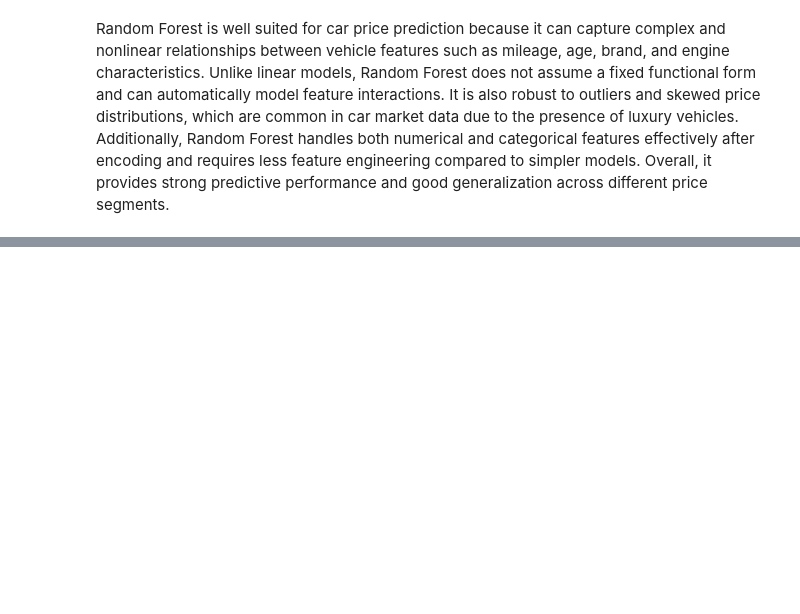
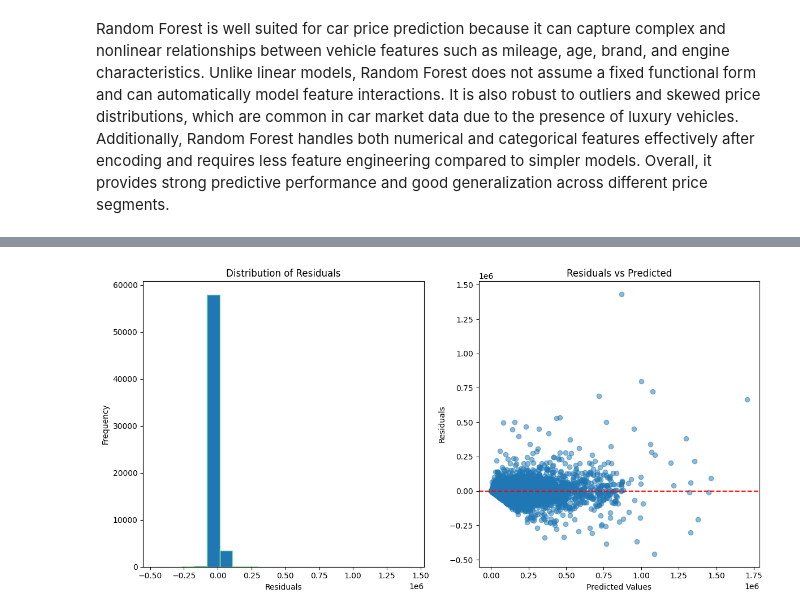
Before and after one commit to Przemsonn05/Cars-Price-Prediction-in-Poland, a Jupyter notebook: notebooks/cars_price_prediction.ipynb, the cells around one changed output, grey strips where cells are left out. Saved outputs shown, nothing was run; the diff lists cells and outputs as text; code cells hidden in the pictures; blank space fills up the shorter version.

```diff
--- a/notebooks/cars_price_prediction.ipynb
+++ b/notebooks/cars_price_prediction.ipynb
@@ -808,7 +812,7 @@ Random Forest is well suited for car price prediction because it can capture com
 #I am using preprocessor declared above
 pipeline_rfc = Pipeline([
     ('preprocessor', preprocessor_tree),
-    ('model', RandomForestRegressor(random_state=42, n_jobs=-1))
+    ('model', RandomForestRegressor(random_state=42))
 ])
 # %%
 param_dist_rfc = {
@@ -838,0 +908,25 @@ KeyboardInterrupt:
+# %%
+residuals_rfc = y_test - y_pred_rfc
+
+plt.figure(figsize=(12, 6))
+plt.subplot(1, 2, 1)
+
+#Histogram residuals
+plt.hist(residuals_rfc, bins=20, edgecolor='lightgreen')
+plt.xlabel('Residuals')
+plt.ylabel('Frequency')
+plt.title('Distribution of Residuals')
+
+#Residuals vs predicted
+plt.subplot(1, 2, 2)
+plt.scatter(y_pred_rfc, residuals_rfc, alpha=0.5)
+plt.axhline(y=0, color='r', linestyle='--')
+plt.xlabel('Predicted Values')
+plt.ylabel('Residuals')
+plt.title('Residuals vs Predicted')
+
+plt.tight_layout()
+plt.savefig('../images/Histogram_residuals_and_scatterplot_rfc', dpi=300, bbox_inches='tight')
+plt.show()
+# %% [output]
+[figure, added]
```
Also changed, not shown: parts of 53 cells of this notebook, 14 other files.
